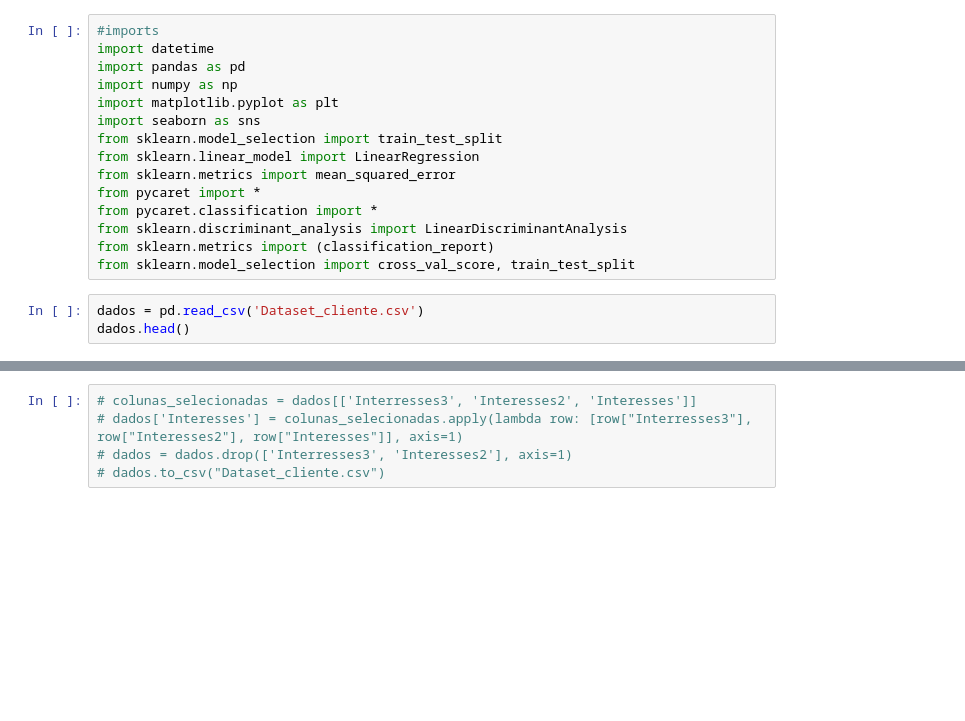
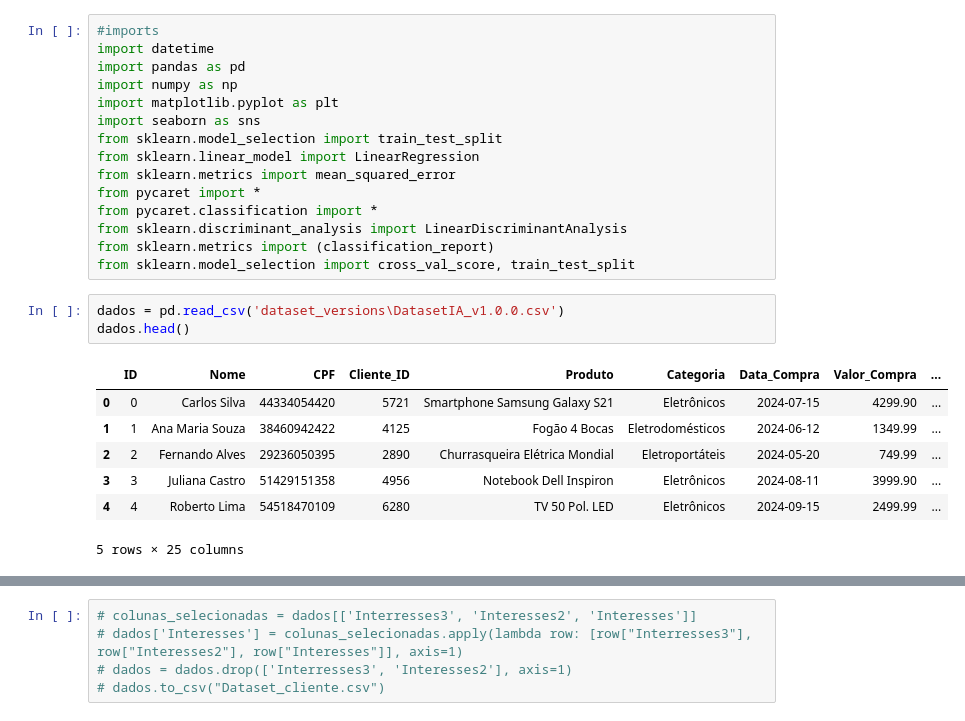
Before and after one commit to gabrielmendesoficial/cgeniusIA, a Jupyter notebook: tratamento_dados.ipynb, the cells around one changed output, grey strips where cells are left out. Drawn from its saved outputs; the diff is of its cells as text; blank space fills up the shorter version.

```diff
--- a/tratamento_dados.ipynb
+++ b/tratamento_dados.ipynb
@@ -14,7 +14,15 @@ from sklearn.discriminant_analysis import LinearDiscriminantAnalysis
 from sklearn.metrics import (classification_report)
 from sklearn.model_selection import cross_val_score, train_test_split
 # %%
-dados = pd.read_csv('Dataset_cliente.csv')
+dados = pd.read_csv('dataset_versions\DatasetIA_v1.0.0.csv')
 dados.head()
+# %% [output]
+|  | ID | Nome | CPF | Cliente_ID | Produto | Categoria | Data_Compra | Valor_Compra | ... |
+| 0 | 0 | Carlos Silva | 44334054420 | 5721 | Smartphone Samsung Galaxy S21 | Eletrônicos | 2024-07-15 | 4299.90 | ... |
+| 1 | 1 | Ana Maria Souza | 38460942422 | 4125 | Fogão 4 Bocas | Eletrodomésticos | 2024-06-12 | 1349.99 | ... |
+| 2 | 2 | Fernando Alves | 29236050395 | 2890 | Churrasqueira Elétrica Mondial | Eletroportáteis | 2024-05-20 | 749.99 | ... |
+| 3 | 3 | Juliana Castro | 51429151358 | 4956 | Notebook Dell Inspiron | Eletrônicos | 2024-08-11 | 3999.90 | ... |
+| 4 | 4 | Roberto Lima | 54518470109 | 6280 | TV 50 Pol. LED | Eletrônicos | 2024-09-15 | 2499.99 | ... |
+5 rows × 25 columns
 # %%
 dados.columns
```
Also changed, not shown: parts of 28 cells of this notebook, 20 other files.
